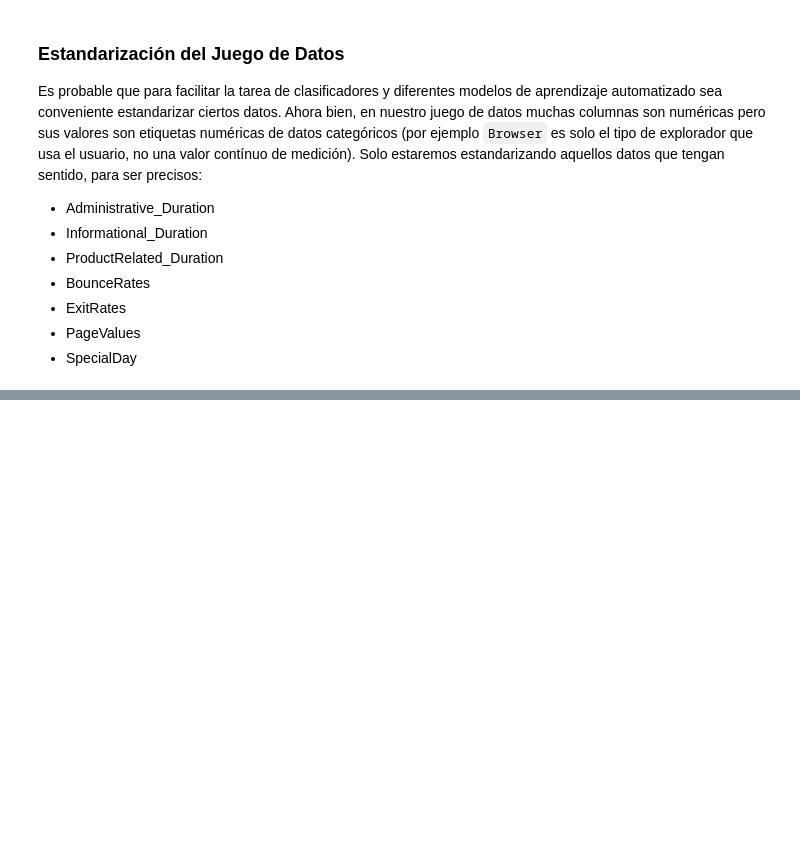
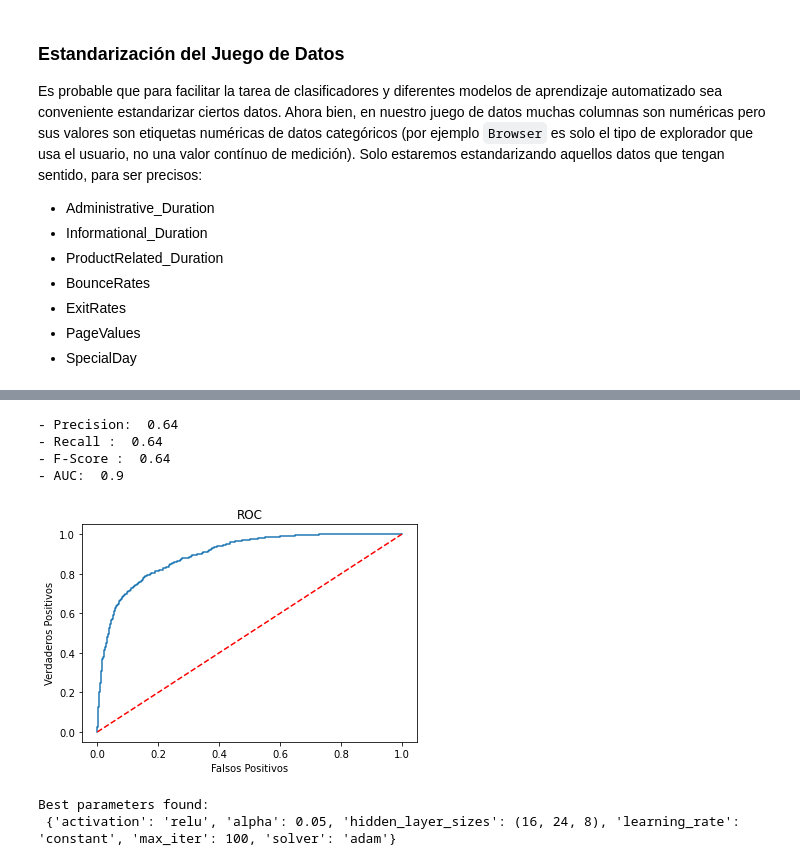
Before and after one commit to ameilij/MDS, a Jupyter notebook: AA/AA-CP-FINAL.ipynb, the cells around one changed output, grey strips where cells are left out. Drawn from its saved outputs; the diff is of its cells as text; code cells hidden in the pictures; blank space fills up the shorter version.

```diff
--- a/AA/AA-CP-FINAL.ipynb
+++ b/AA/AA-CP-FINAL.ipynb
@@ -307,0 +550,23 @@ raw_data[lista].describe()
+# %%
+from sklearn.neural_network import MLPClassifier
+from sklearn.model_selection import GridSearchCV
+from sklearn.metrics import classification_report
+
+mlp = MLPClassifier()
+
+parameters_cv = {
+    'max_iter' :[100,200,300],
+    'hidden_layer_sizes': [(16,16,16), (16,32,24), (16,24,8)],
+    'activation': ['tanh', 'relu'],
+    'solver': ['sgd', 'adam'],
+    'alpha': [0.0001, 0.05],
+    'learning_rate': ['constant','adaptive'],
+}
+
+clf4 = GridSearchCV(mlp, parameters_cv, n_jobs = 4, cv=3)
+clf4.fit(X_train, y_train)
+
+score = clf4.score(X_test,y_test)
+print("Precisión (en juego de test) = ", score)
+y_true, y_pred = y_test, clf4.predict(X_test)
+print(classification_report(y_true, y_pred))
@@ -307,0 +583,35 @@ raw_data[lista].describe()
+# %%
+# Predecir resultados en el conjunto de evaluación
+y_test_pred = clf4.predict(X_test)
+y_test_prob = clf4.predict_proba(X_test)
+
+# Crear métricas
+auc = roc_auc_score(y_test, y_test_prob[:, 1])
+print("- Precision: ", round(precision_score(y_test, y_test_pred),2))
+print("- Recall : ", round(recall_score(y_test, y_test_pred),2))
+print("- F-Score : ", round(f1_score(y_test, y_test_pred), 2))
+print("- AUC: ", round(auc, 2))
+# %% [output]
+- Precision:  0.64
+- Recall :  0.64
+- F-Score :  0.64
+- AUC:  0.9
+# %%
+# Curva AUC
+import matplotlib.pyplot as plt
+from sklearn.metrics import f1_score, precision_score, recall_score, roc_auc_score, roc_curve
+fpr, tpr, thrs = roc_curve(y_test, y_test_prob[:, 1])
+plt.plot(fpr, tpr)
+plt.plot([0,1], [0,1], "r--")
+plt.title("ROC")
+plt.xlabel("Falsos Positivos")
+plt.ylabel("Verdaderos Positivos")
+plt.show()
+# %% [output]
+[figure, added]
+# %%
+# Best paramete set
+print('Best parameters found:\n', clf4.best_params_)
+# %% [output]
+Best parameters found:
+ {'activation': 'relu', 'alpha': 0.05, 'hidden_layer_sizes': (16, 24, 8), 'learning_rate': 'constant', 'max_iter': 100, 'solver': 'adam'}
```
Also changed, not shown: parts of 47 cells of this notebook.
